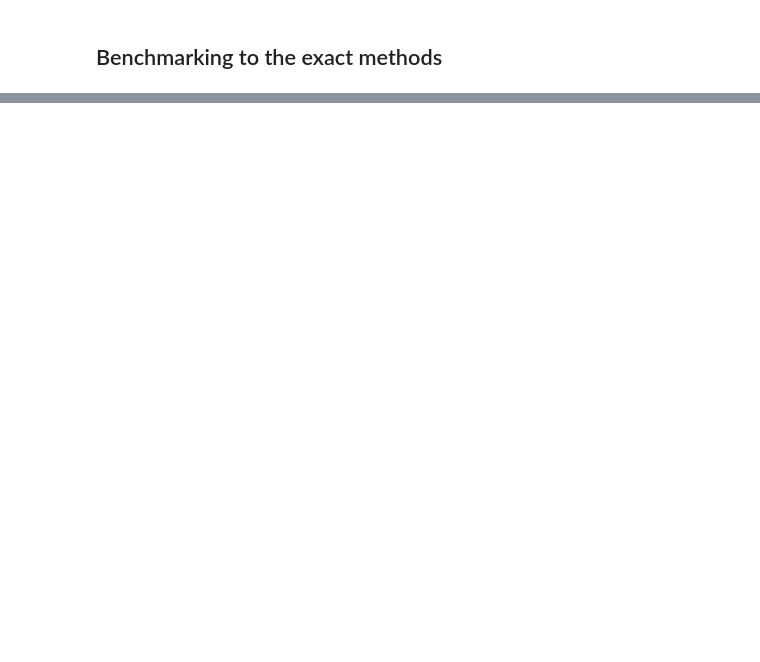
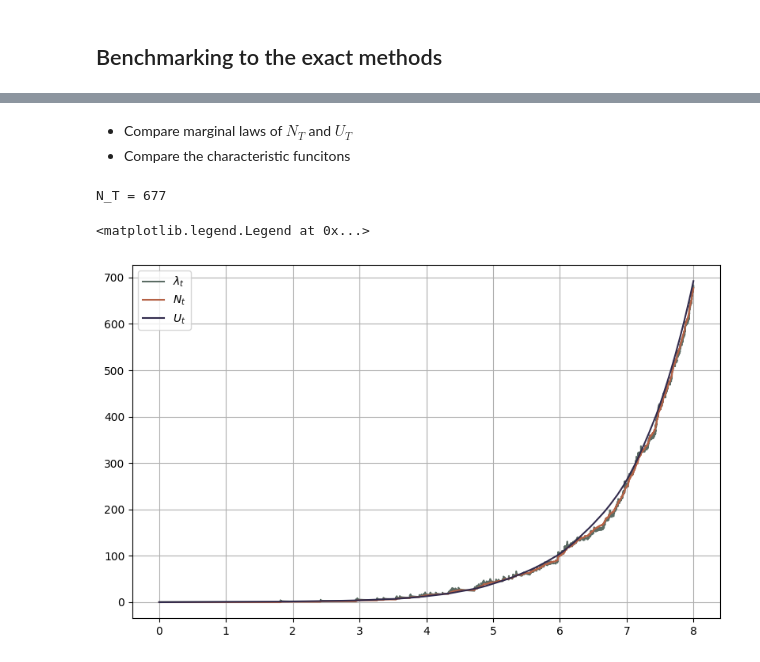
Before and after one commit to MrG1raffe/volterra_hawkes, a Jupyter notebook: notebooks/iVi_Hawkes_simulation.ipynb, the cells around one changed output, grey strips where cells are left out. Saved outputs shown, nothing was run; the diff lists cells and outputs as text; code cells hidden in the pictures; blank space fills up the shorter version.

```diff
--- a/notebooks/iVi_Hawkes_simulation.ipynb
+++ b/notebooks/iVi_Hawkes_simulation.ipynb
@@ -298,0 +326,3 @@ plt.show()
+# %% [markdown]
+- Compare marginal laws of $N_T$ and $U_T$
+- Compare the characteristic funcitons
@@ -298,0 +331,20 @@ plt.show()
+# %%
+def K_bar_inv(t, c=1, H=H):
+    return (t / c * gamma(H + 1.5))**(1 / (H + 0.5))
+# %%
+kernel = ivi_hawkes.kernel
+rng = np.random.default_rng(seed=42)
+g0_upper_bound = mu
+# %%
+hawkes_arrivals = simulate_hawkes(T=T, g0=g0_const, g0_upper_bound=mu, integrated_kernel=kernel.integrated_kernel, inv_integrated_kernel=K_bar_inv, rng=rng)
+print("N_T =", len(hawkes_arrivals))
+# %% [output]
+N_T = 677
+# %%
+plt.plot(t_grid_fine, ivi_hawkes.lam_from_jumps(t_grid_fine, hawkes_arrivals), label="$\lambda_t$")
+plt.plot(t_grid_fine, ivi_hawkes.N_from_jumps(t_grid_fine, hawkes_arrivals), label="$N_t$")
+plt.plot(t_grid_fine, ivi_hawkes.U_from_jumps(t_grid_fine, hawkes_arrivals), label="$U_t$")
+plt.legend()
+# %% [output]
+<matplotlib.legend.Legend at 0x...>
+[figure, added]
```
Also changed, not shown: parts of 18 cells of this notebook, 4 other files.
